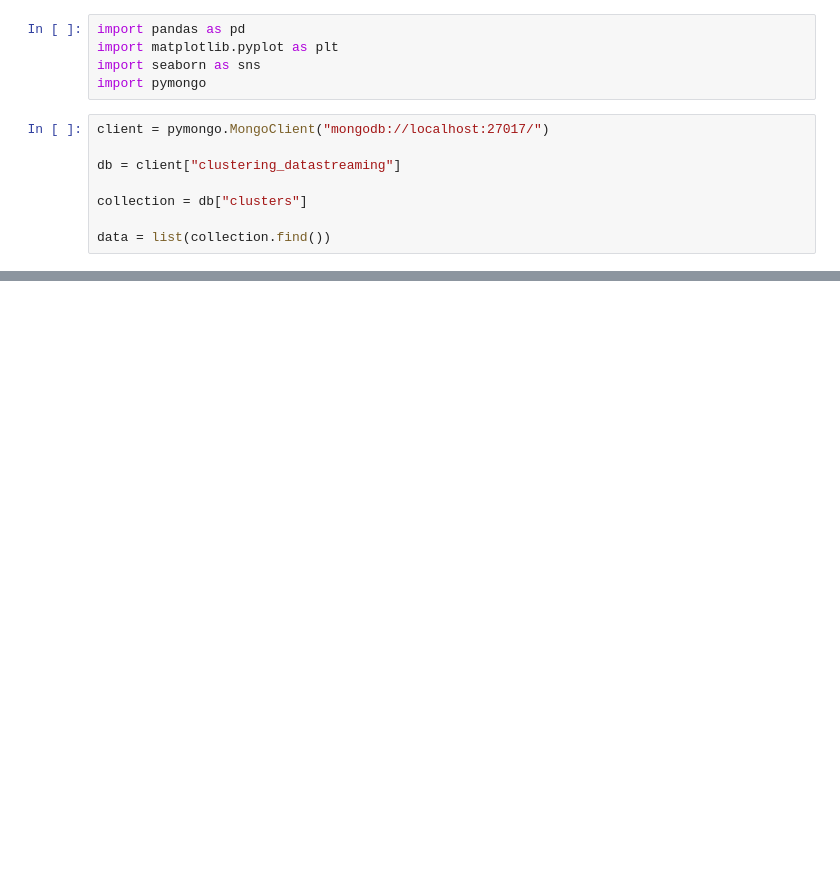
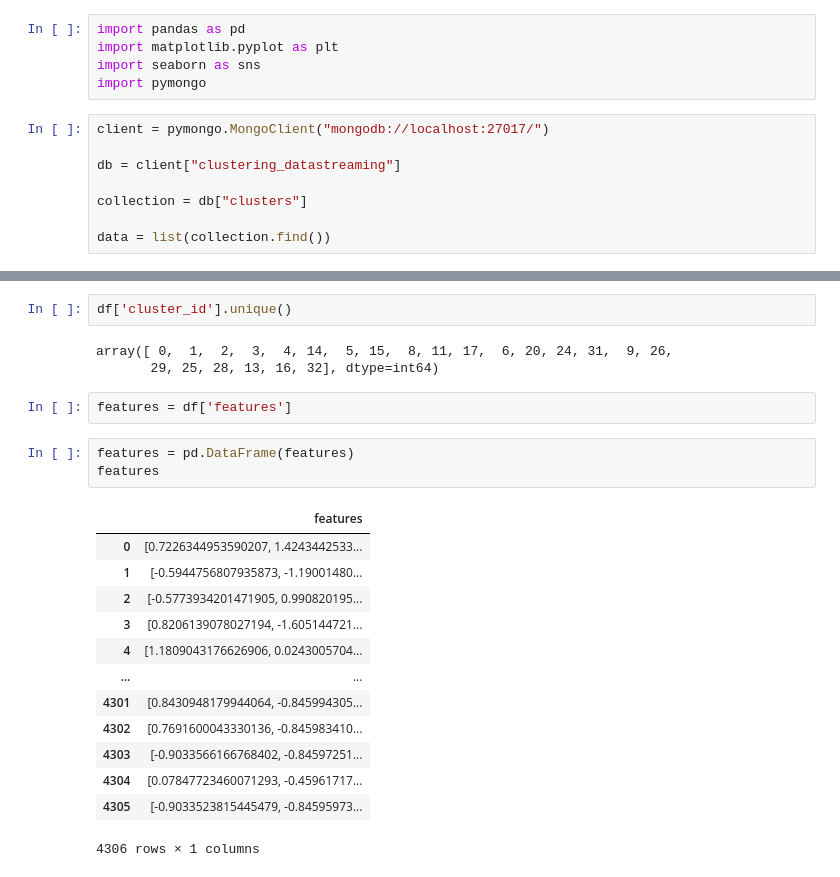
Before and after one commit to adinmusababa/pipeline_datastream, a Jupyter notebook: analisis.ipynb, the cells around one changed output, grey strips where cells are left out. Drawn from its saved outputs; the diff is of its cells as text; blank space fills up the shorter version.

```diff
--- a/analisis.ipynb
+++ b/analisis.ipynb
@@ -33,0 +95,24 @@ df
+# %%
+df['cluster_id'].unique()
+# %% [output]
+array([ 0,  1,  2,  3,  4, 14,  5, 15,  8, 11, 17,  6, 20, 24, 31,  9, 26,
+       29, 25, 28, 13, 16, 32], dtype=int64)
+# %%
+features = df['features']
+# %%
+features = pd.DataFrame(features)
+features
+# %% [output]
+|  | features |
+| 0 | [0.7226344953590207, 1.4243442533... |
+| 1 | [-0.5944756807935873, -1.19001480... |
+| 2 | [-0.5773934201471905, 0.990820195... |
+| 3 | [0.8206139078027194, -1.605144721... |
+| 4 | [1.1809043176626906, 0.0243005704... |
+| ... | ... |
+| 4301 | [0.8430948179944064, -0.845994305... |
+| 4302 | [0.7691600043330136, -0.845983410... |
+| 4303 | [-0.9033566166768402, -0.84597251... |
+| 4304 | [0.07847723460071293, -0.45961717... |
+| 4305 | [-0.9033523815445479, -0.84595973... |
+4306 rows × 1 columns
```
Also changed, not shown: parts of 8 cells of this notebook, 15 other files.
